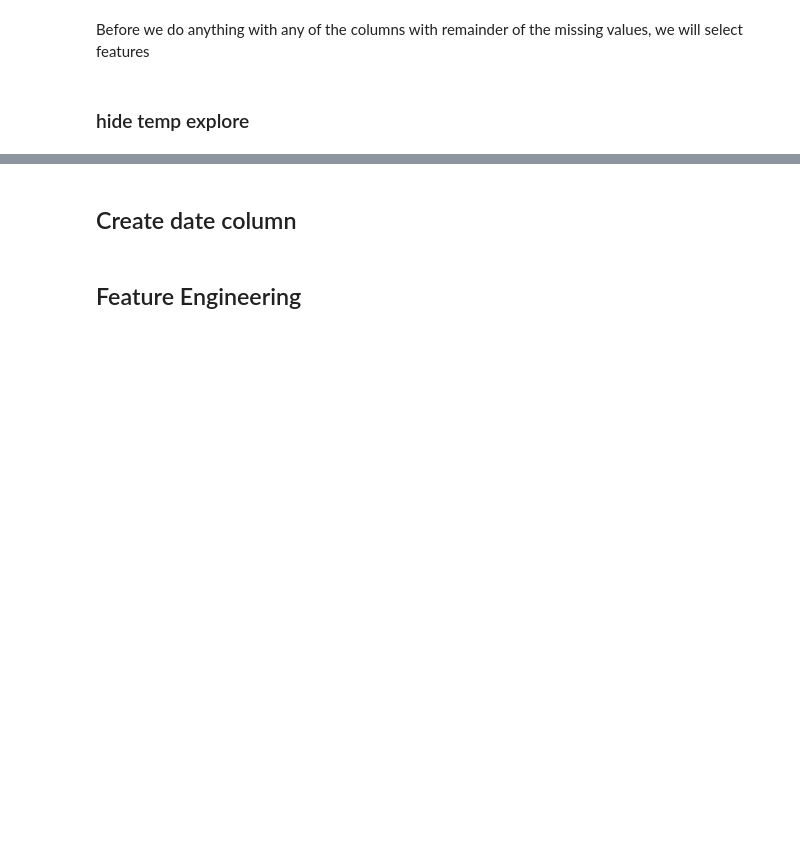
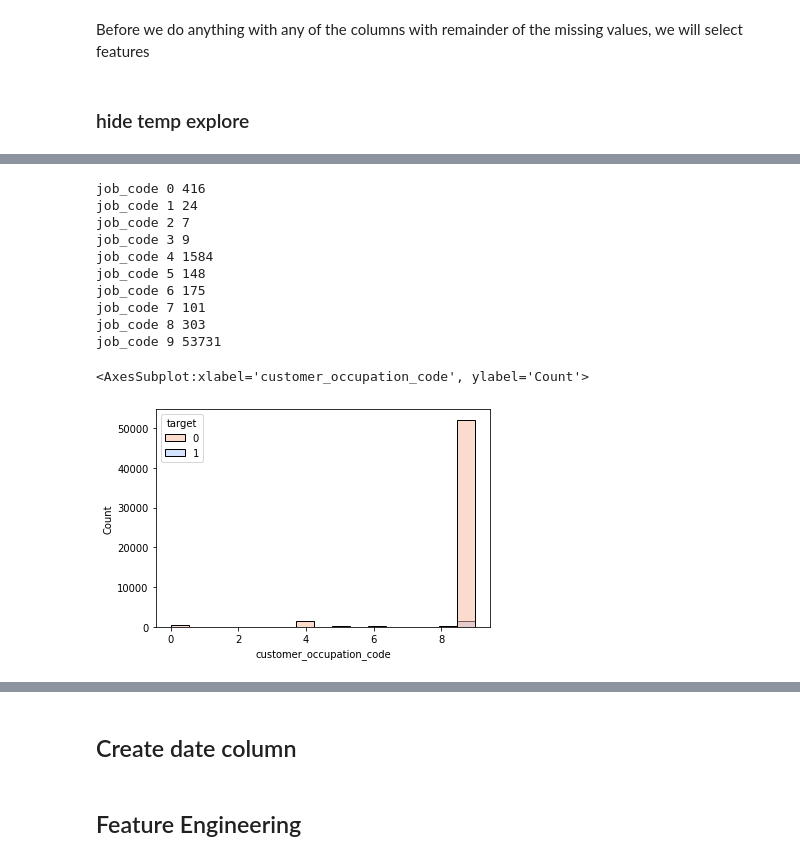
Before and after one commit to AliSafieddine/Churn-Prediction, a Jupyter notebook: Prediction_v1.ipynb, the cells around one changed output, grey strips where cells are left out. Cells and saved outputs as stored; diff of their text form; code cells hidden in the pictures; blank space fills up the shorter version.

```diff
--- a/Prediction_v1.ipynb
+++ b/Prediction_v1.ipynb
@@ -281,6 +312,19 @@ Before we do anything with any of the columns with remainder of the missing valu
 # %%
-# for x in range(0,10):
-#     print(f'job_code {x}', len(train1.loc[(train1['customer_occupation_code']==x)]))
+for x in range(0,10):
+    print(f'job_code {x}', len(train1.loc[(train1['customer_occupation_code']==x)]))
 
-# sns.histplot(x='customer_occupation_code',data=train1,hue='target',palette="coolwarm_r")
+sns.histplot(x='customer_occupation_code',data=train1,hue='target',palette="coolwarm_r")
+# %% [output]
+job_code 0 416
+job_code 1 24
+job_code 2 7
+job_code 3 9
+job_code 4 1584
+job_code 5 148
+job_code 6 175
+job_code 7 101
+job_code 8 303
+job_code 9 53731
+<AxesSubplot:xlabel='customer_occupation_code', ylabel='Count'>
+[figure, added]
 # %%
```
Also changed, not shown: parts of 96 cells of this notebook, 1 other file.
